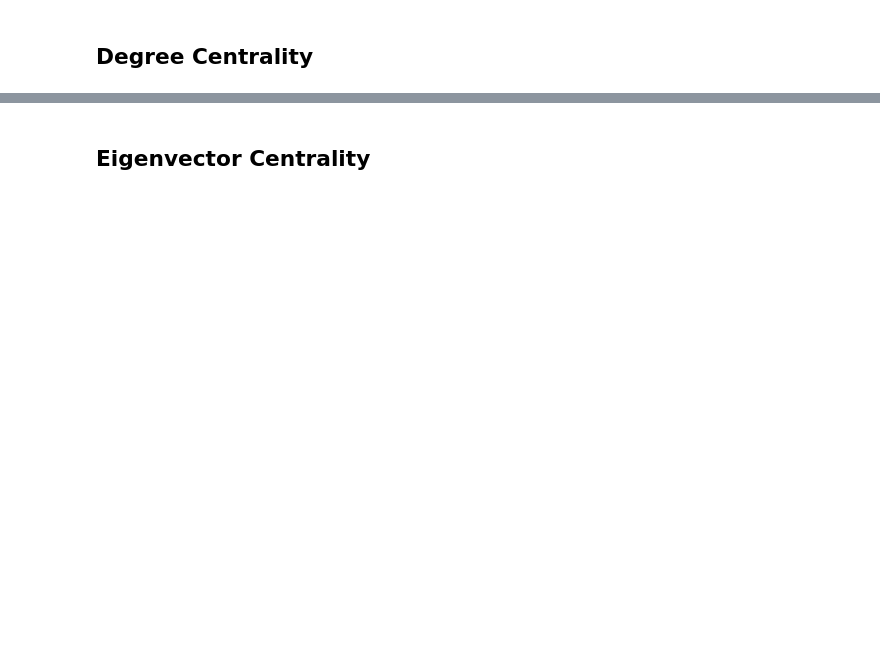
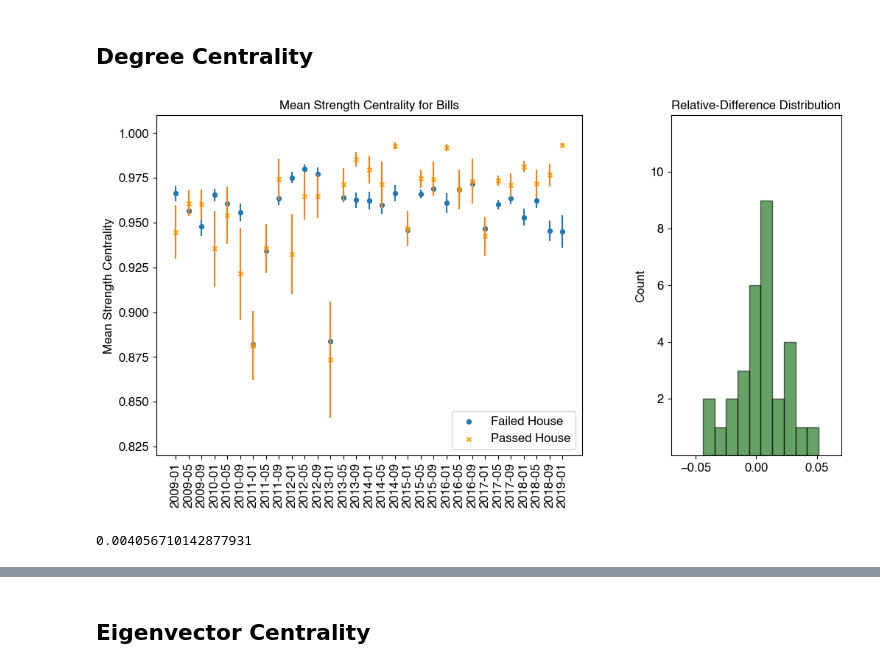
Before and after one commit to sarahsotoudeh/LegislativeInfluence, a Jupyter notebook: InfluenceCreation.ipynb, the cells around one changed output, grey strips where cells are left out. Cells and saved outputs as stored; diff of their text form; code cells hidden in the pictures; blank space fills up the shorter version.

```diff
--- a/InfluenceCreation.ipynb
+++ b/InfluenceCreation.ipynb
@@ -11,6 +11,9 @@ import math
 import networkx as nx
 import warnings
 from pathlib import Path
+import xlrd
+plt.rcParams['font.family'] = 'Helvetica'
+plt.rcParams['font.sans-serif'] = ['Helvetica']
 # %% [markdown]
 ### Reading in data & joining
 # %%
@@ -768,21 +1115,22 @@ def plot_avg_centrality(df,centralitytype,centralitytitle,ax1ylim=None):
 	merged_plot["Percent_Difference"] = ((merged_plot["mean_passed"] - merged_plot["mean_failed"]) / merged_plot["mean_failed"])
 
 	# Create a subplot with two columns (for side-by-side plots)
-	fig, (ax1, ax2) = plt.subplots(1, 2, figsize=(12, 6), gridspec_kw={'width_ratios': [1.8, 1]})
+	fig, (ax1, ax2) = plt.subplots(1, 2, figsize=(12, 6), gridspec_kw={'width_ratios': [1, 0.4]})
+	plt.subplots_adjust(wspace=0.3)
 
 	# Plot the time series on the right (ax2)
 	ax1.scatter(failed_plot["Time"], failed_plot["mean"], s=18)
 	ax1.errorbar(x=failed_plot["Time"], y=failed_plot["mean"], yerr=(failed_plot["std"]/failed_plot["sqrt_count"]), fmt=' ')
-	ax1.scatter(passed_plot["Time"], passed_plot["mean"], s=18, color="orange")
+	ax1.scatter(passed_plot["Time"], passed_plot["mean"], s=18, color="orange", marker="x")
 	ax1.errorbar(x=passed_plot["Time"], y=passed_plot["mean"], yerr=(passed_plot["std"]/passed_plot["sqrt_count"]), fmt=' ')
-	ax1.set_title(str(centralitytitle), fontsize=15)
-	ax1.set_ylabel(str(centralitytype), fontsize=14)
-	ax1.legend(["Failed House", "Passed House"], loc="lower right", fontsize=14)
+	ax1.set_title(str(centralitytitle), fontsize=12)
+	ax1.set_ylabel(str(centralitytype), fontsize=12)
+	ax1.legend(["Failed House", "Passed House"], loc="lower right", fontsize=12)
 
 	# Plot the histogram on the left (ax1)
 	ax2.hist(merged_plot["Percent_Difference"], bins=10, edgecolor='k', color="darkgreen",alpha=0.6)
-	ax2.set_title("Relative-Difference Distribution", fontsize=15)
-	ax2.set_ylabel("Frequency", fontsize=14)
+	ax2.set_title("Relative-Difference Distribution", fontsize=12)
+	ax2.set_ylabel("Count", fontsize=12)
 
 	# Set the tick labels for ax1 (left subplot)
 	ax1.set_xticklabels(ax1.get_xticklabels(), rotation=90, fontsize=12)	# Set x-axis tick labels with rotation and fontsize
@@ -799,7 +1147,7 @@ def plot_avg_centrality(df,centralitytype,centralitytitle,ax1ylim=None):
 	ax2.tick_params(axis='both', which='major', labelsize=12)
 
 	# Adjust the layout to prevent overlapping
-	plt.tight_layout()
+	# plt.tight_layout()
 
 	plt.show()
 	return merged_plot[["Time", "Percent_Difference"]]
@@ -1010,6 +1371,9 @@ else:
 		avg_dg_centrality111_115.to_pickle(f)
 		max_dg_centrality111_115.to_pickle(f)
 # %%
-avg_centrality_per = plot_avg_centrality(avg_dg_centrality111_115,"Mean Degree Centrality", "Mean Degree Centrality for Bills", ax1ylim=[0.82,1.01])
+avg_centrality_per = plot_avg_centrality(avg_dg_centrality111_115,"Mean Strength Centrality", "Mean Strength Centrality for Bills", ax1ylim=[0.82,1.01])
 avg_centrality_per["Percent_Difference"].mean()
+# %% [output]
+[figure, added]
+0.004056710142877931
 # %%
```
Also changed, not shown: parts of 51 cells of this notebook.
